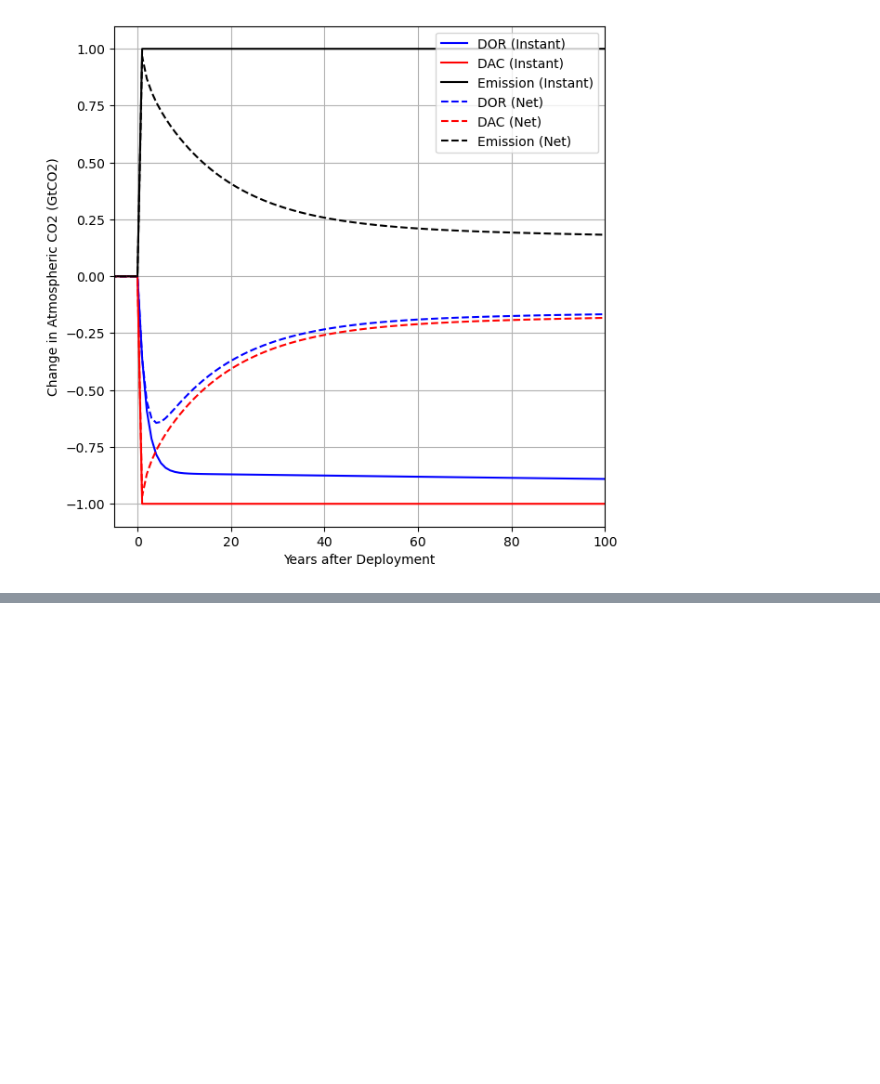
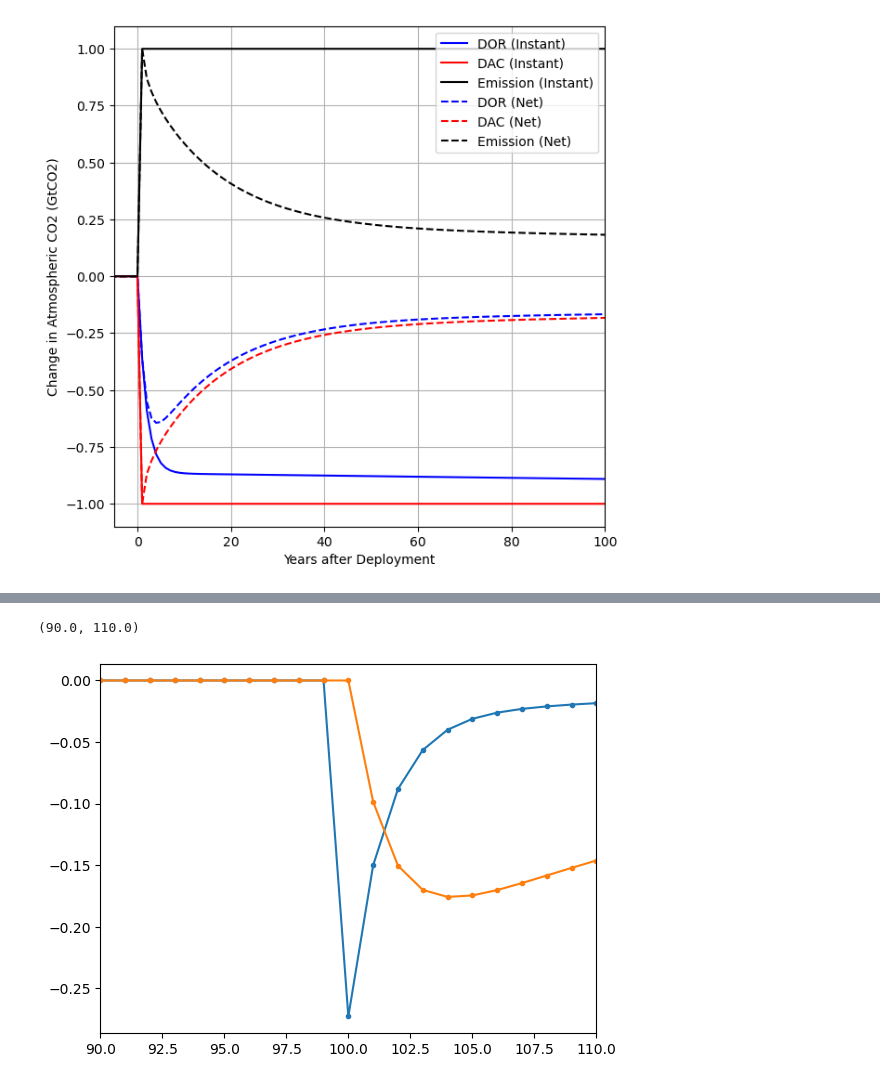
Before and after one commit to carbonplan/cdr-timescale-accounting, a Jupyter notebook: notebooks/4_make_static_visualizations.ipynb, the cells around one changed output, grey strips where cells are left out. Drawn from its saved outputs; the diff is of its cells as text; code cells hidden in the pictures; blank space fills up the shorter version.

```diff
--- a/notebooks/4_make_static_visualizations.ipynb
+++ b/notebooks/4_make_static_visualizations.ipynb
@@ -182,0 +203,8 @@ plt.grid()
+# %%
+plt.plot(DOR_emissionsDriven['LL_ocean_c']-DOR_emissionsDriven['LL_ocean_c'].values[0],'.-')
+plt.plot(DOR_emissionsDriven['atmos_co2']-DOR_emissionsDriven['atmos_co2'].values[0],'.-')
+plt.xlim([90,110])
+# why is it that the atmospheric CO2 is drawn down in the next year...?
+# %% [output]
+(90.0, 110.0)
+[figure, added]
```
Also changed, not shown: parts of 6 cells of this notebook.
